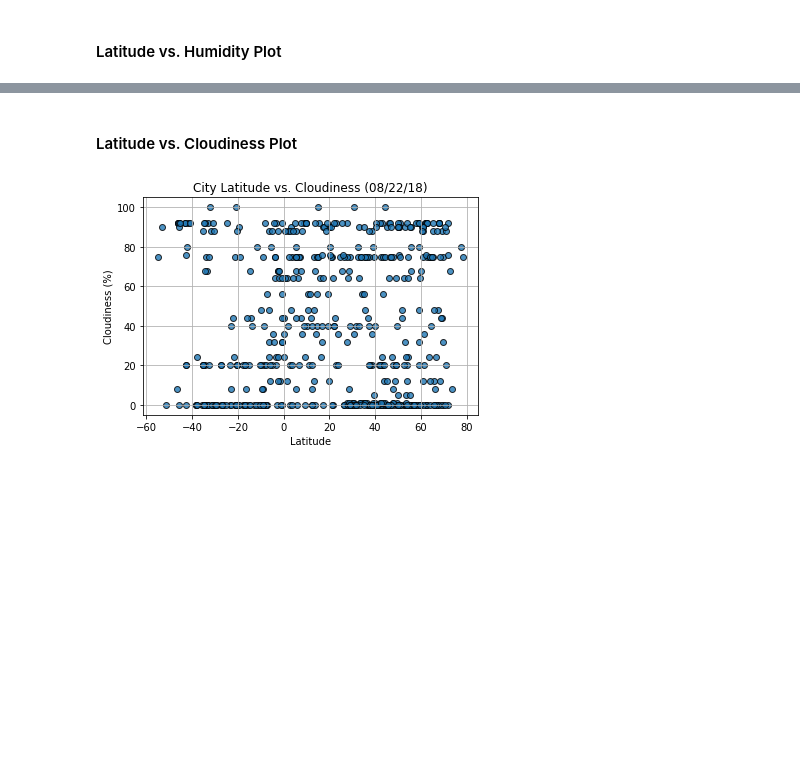
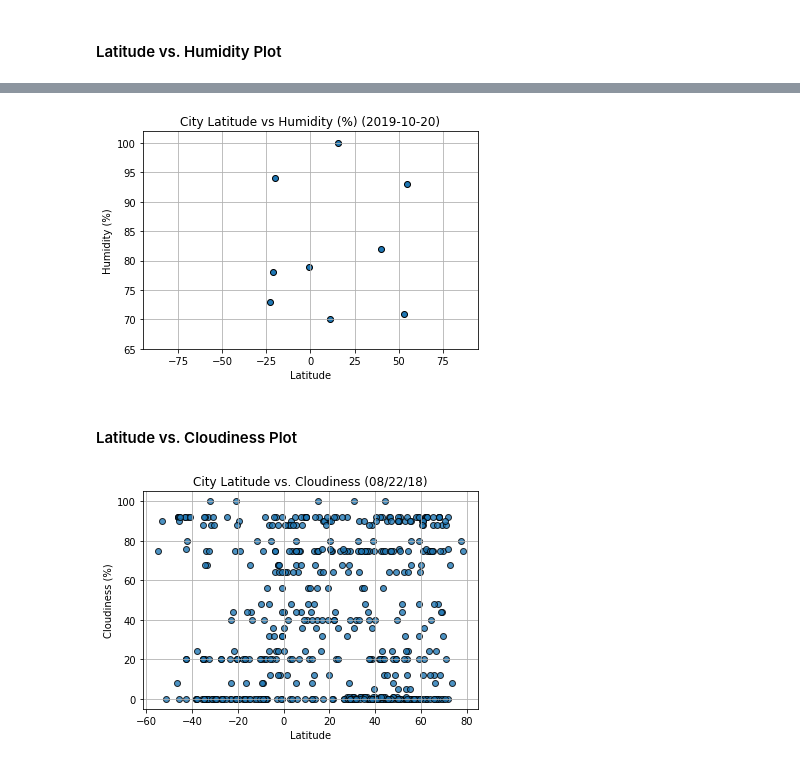
Before and after one commit to vitoperez117/Weather-Data-API-Requests-Pandas-Matplotlib, a Jupyter notebook: WeatherPy.ipynb, the cells around one changed output, grey strips where cells are left out. Drawn from its saved outputs; the diff is of its cells as text; code cells hidden in the pictures; blank space fills up the shorter version.

```diff
--- a/WeatherPy.ipynb
+++ b/WeatherPy.ipynb
@@ -164,3 +177,16 @@ plt.show()
+# %%
+plt.scatter(lat, humidity, edgecolors = 'k')
+plt.xlabel("Latitude")
+plt.ylabel("Humidity (%)")
+plt.xlim(-95,95)
+plt.ylim(65,102)
+plt.grid()
+
+plot_date = datetime.fromtimestamp(weather_df['Date'][0]).date()
+plt.title(f"City Latitude vs Humidity (%) ({plot_date})")
+plt.show()
+# %% [output]
+[figure, added]
 # %% [markdown]
 #### Latitude vs. Cloudiness Plot
 # %%
```
Also changed, not shown: parts of 6 cells of this notebook.
